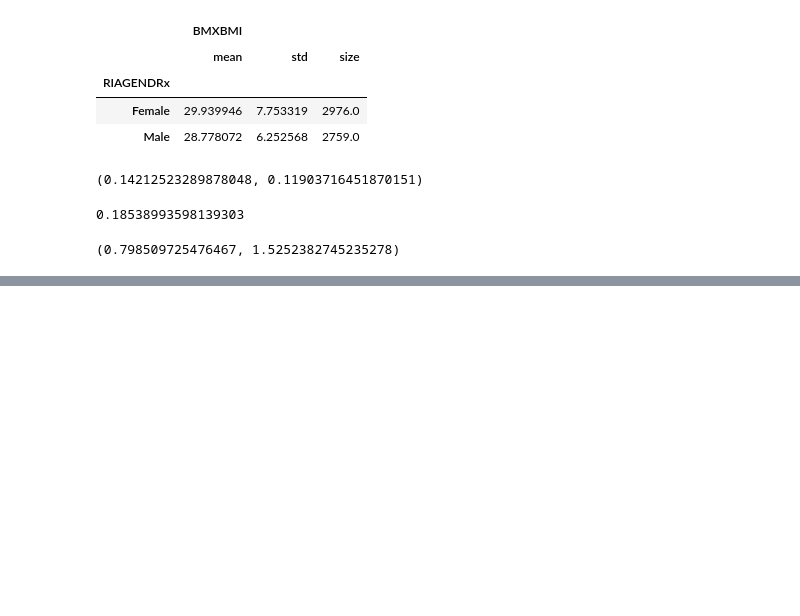
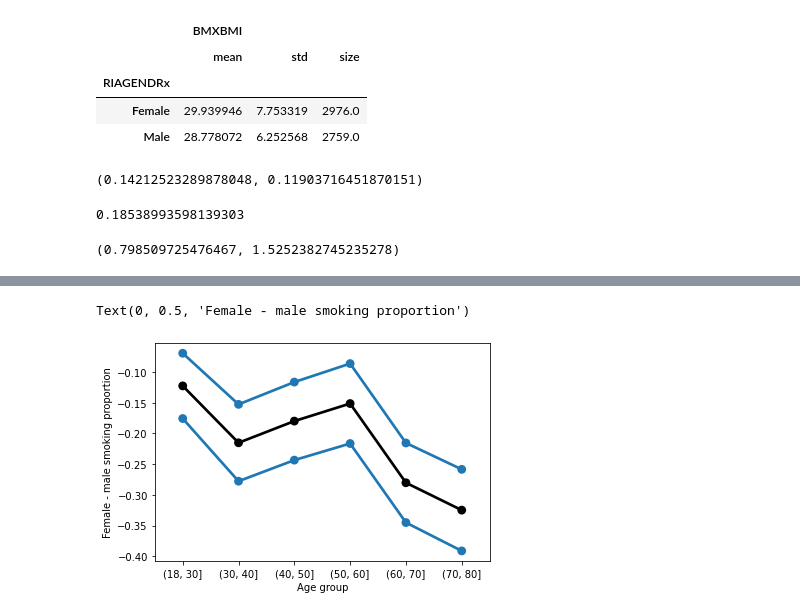
Before and after one commit to arpitsharma27/PythonPractice, a Jupyter notebook: UniversityOf_Michigan_InferentialStatistical_Week2_LabExercises.ipynb, the cells around one changed output, grey strips where cells are left out. Cells and saved outputs as stored; diff of their text form; code cells hidden in the pictures; blank space fills up the shorter version.

```diff
--- a/UniversityOf_Michigan_InferentialStatistical_Week2_LabExercises.ipynb
+++ b/UniversityOf_Michigan_InferentialStatistical_Week2_LabExercises.ipynb
@@ -288,0 +305,5 @@ ucb=d+1.96 * sem_diff
+# %%
+url="https://raw.githubusercontent.com/arpitsharma27/PythonPractice/main/Coursera_nhanes_2015_2016.csv"
+# %%
+da=pd.read_csv(url)
+da.head()
@@ -288,0 +327,3 @@ ucb=d+1.96 * sem_diff
+# %%
+da["SMQ020x"] = da.SMQ020.replace({1: "Yes", 2: "No", 7: np.nan, 9: np.nan})  # np.nan represents a missing value
+da["RIAGENDRx"] = da.RIAGENDR.replace({1: "Male", 2: "Female"})
@@ -288,0 +438,31 @@ ucb=d+1.96 * sem_diff
+# %%
+# Calculate the smoking rates within age/gender groups
+da["agegrp"] = pd.cut(da.RIDAGEYR, [18, 30, 40, 50, 60, 70, 80])
+pr = da.groupby(["agegrp", "RIAGENDRx"]).agg({"SMQ020x": lambda x: np.mean(x=="Yes")}).unstack()
+pr.columns = ["Female", "Male"]
+
+# The number of people for each calculated proportion
+dn = da.groupby(["agegrp", "RIAGENDRx"]).agg({"SMQ020x": np.size}).unstack()
+dn.columns = ["Female", "Male"]
+
+# Standard errors for each proportion
+se = np.sqrt(pr * (1 - pr) / dn)
+
+# Standard error for the difference in female/male smoking rates in every age band
+se_diff = np.sqrt(se.Female**2 + se.Male**2)
+
+# Standard errors for the difference in smoking rates between genders, within age bands
+
+# The difference in smoking rates between genders
+pq = pr.Female - pr.Male
+
+x = np.arange(pq.size)
+pp = sns.pointplot(x, pq.values, color='black')
+sns.pointplot(x, pq - 2*se_diff)
+sns.pointplot(x, pq + 2*se_diff)
+pp.set_xticklabels(pq.index)
+pp.set_xlabel("Age group")
+pp.set_ylabel("Female - male smoking proportion")
+# %% [output]
+Text(0, 0.5, 'Female - male smoking proportion')
+[figure, added]
```
Also changed, not shown: parts of 35 cells of this notebook.
